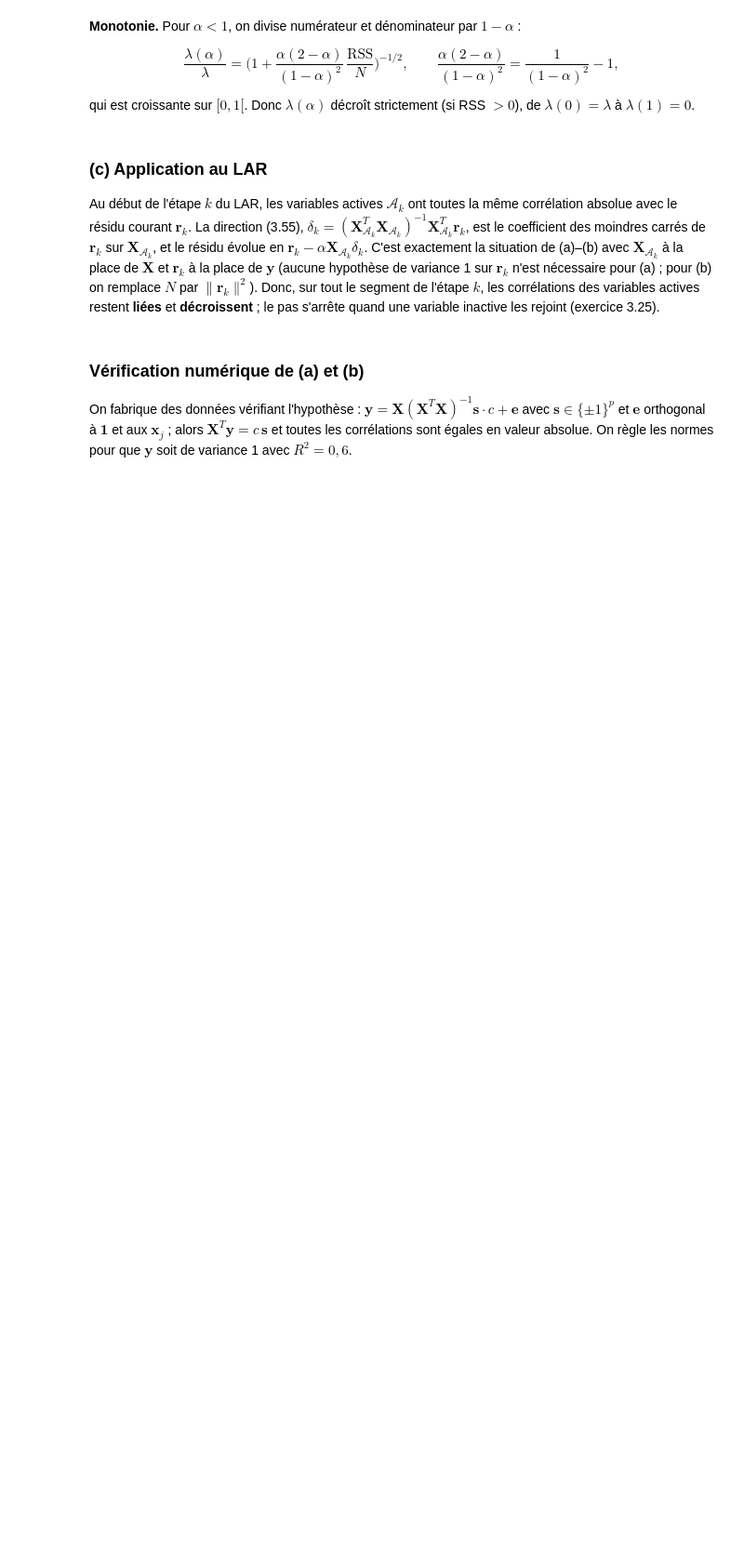
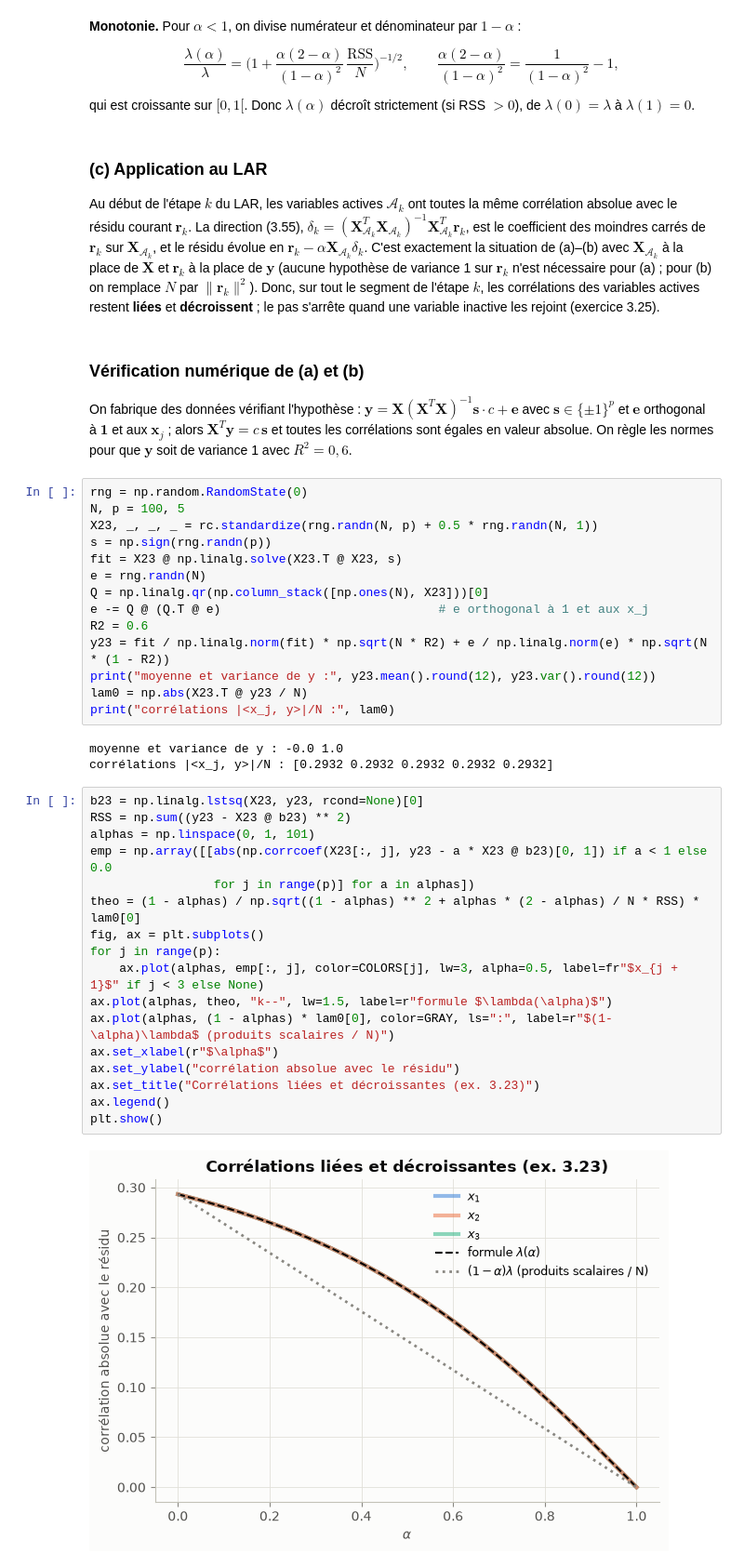
Before and after one commit to gwils28/Elements_of_Statistical_Learning__ByTheBook, a Jupyter notebook: notebooks/ch03_regression_lineaire/ch03_exercices_21-25.ipynb, the cells around one changed output. Shown at 93% size. Drawn from its saved outputs; the diff is of its cells as text; blank space fills up the shorter version.

Commit message:
Ex. 3.23 : calcul numérique ; ex. 3.23 : figure

```diff
--- a/notebooks/ch03_regression_lineaire/ch03_exercices_21-25.ipynb
+++ b/notebooks/ch03_regression_lineaire/ch03_exercices_21-25.ipynb
@@ -377,3 +377,39 @@ On fabrique des données vérifiant l'hypothèse : $\mathbf y=\mathbf X(\mathbf
 avec $\mathbf s\in\{\pm1\}^p$ et $\mathbf e$ orthogonal à $\mathbf 1$ et aux $\mathbf x_j$ ; alors
 $\mathbf X^T\mathbf y=c\,\mathbf s$ et toutes les corrélations sont égales en valeur absolue.
 On règle les normes pour que $\mathbf y$ soit de variance 1 avec $R^2=0{,}6$.
+# %%
+rng = np.random.RandomState(0)
+N, p = 100, 5
+X23, _, _, _ = rc.standardize(rng.randn(N, p) + 0.5 * rng.randn(N, 1))
+s = np.sign(rng.randn(p))
+fit = X23 @ np.linalg.solve(X23.T @ X23, s)
+e = rng.randn(N)
+Q = np.linalg.qr(np.column_stack([np.ones(N), X23]))[0]
+e -= Q @ (Q.T @ e)                              # e orthogonal à 1 et aux x_j
+R2 = 0.6
+y23 = fit / np.linalg.norm(fit) * np.sqrt(N * R2) + e / np.linalg.norm(e) * np.sqrt(N * (1 - R2))
+print("moyenne et variance de y :", y23.mean().round(12), y23.var().round(12))
+lam0 = np.abs(X23.T @ y23 / N)
+print("corrélations |<x_j, y>|/N :", lam0)
+# %% [output]
+moyenne et variance de y : -0.0 1.0
+corrélations |<x_j, y>|/N : [0.2932 0.2932 0.2932 0.2932 0.2932]
+# %%
+b23 = np.linalg.lstsq(X23, y23, rcond=None)[0]
+RSS = np.sum((y23 - X23 @ b23) ** 2)
+alphas = np.linspace(0, 1, 101)
+emp = np.array([[abs(np.corrcoef(X23[:, j], y23 - a * X23 @ b23)[0, 1]) if a < 1 else 0.0
+                 for j in range(p)] for a in alphas])
+theo = (1 - alphas) / np.sqrt((1 - alphas) ** 2 + alphas * (2 - alphas) / N * RSS) * lam0[0]
+fig, ax = plt.subplots()
+for j in range(p):
+    ax.plot(alphas, emp[:, j], color=COLORS[j], lw=3, alpha=0.5, label=fr"$x_{j + 1}$" if j < 3 else None)
+ax.plot(alphas, theo, "k--", lw=1.5, label=r"formule $\lambda(\alpha)$")
+ax.plot(alphas, (1 - alphas) * lam0[0], color=GRAY, ls=":", label=r"$(1-\alpha)\lambda$ (produits scalaires / N)")
+ax.set_xlabel(r"$\alpha$")
+ax.set_ylabel("corrélation absolue avec le résidu")
+ax.set_title("Corrélations liées et décroissantes (ex. 3.23)")
+ax.legend()
+plt.show()
+# %% [output]
+[figure, added]
```
